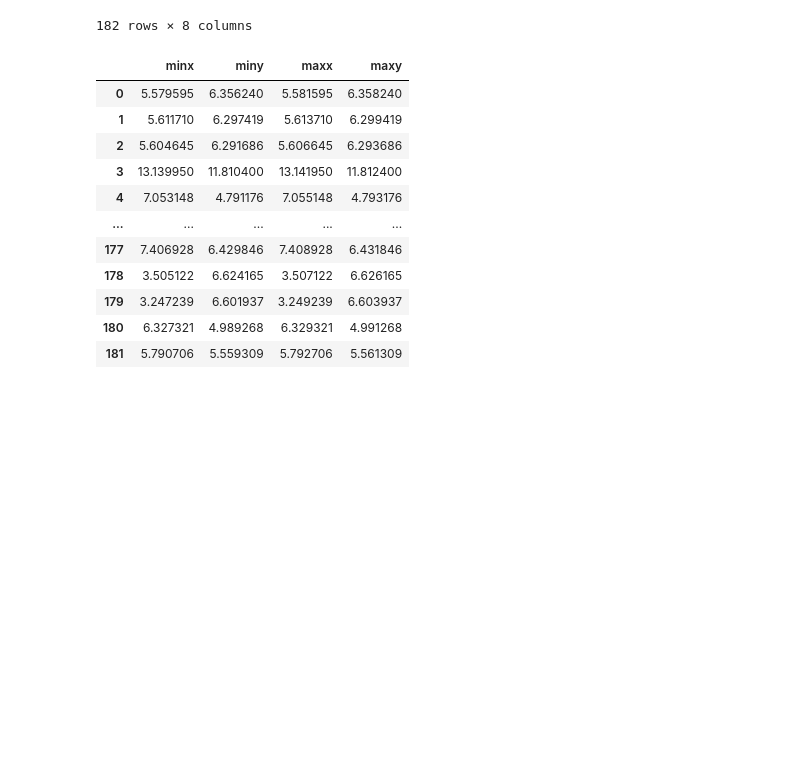
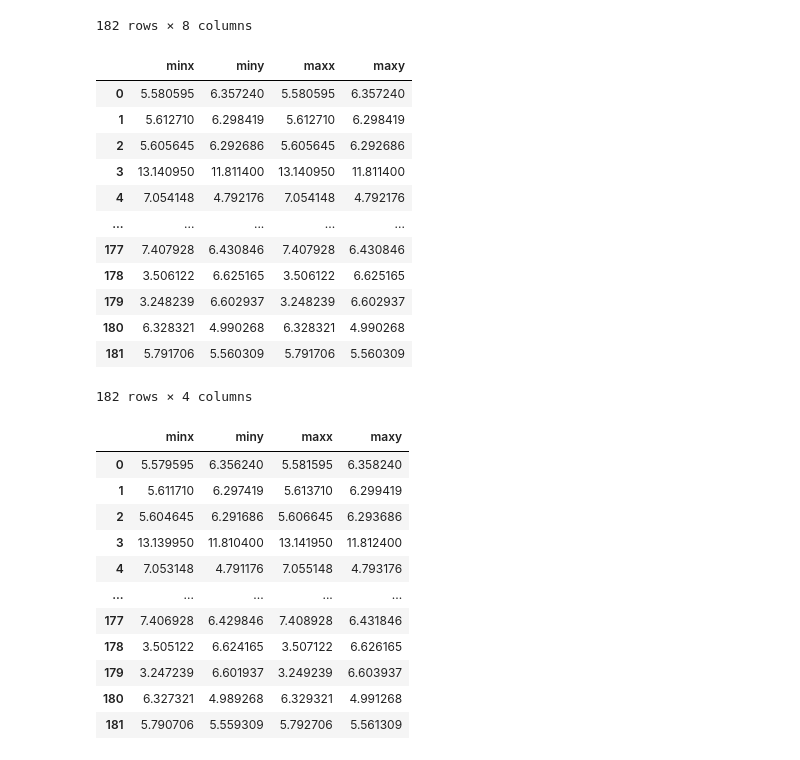
Before and after one commit to pypsa-meets-earth/pypsa-africa-hackathon, a Jupyter notebook: data_exploration/WP5_transmission_assets/OSM_Powermap.ipynb, the cells around one changed output. Drawn from its saved outputs; the diff is of its cells as text; code cells hidden in the pictures; blank space fills up the shorter version.

```diff
--- a/data_exploration/WP5_transmission_assets/OSM_Powermap.ipynb
+++ b/data_exploration/WP5_transmission_assets/OSM_Powermap.ipynb
@@ -70,6 +40,22 @@ points
 | 180 | 564766375 | substation | None | Way | None | None | nigeria | POINT (6.32832 4.99027) |
 | 181 | 567184002 | substation | transmission | Way | 132000 | outdoor | nigeria | POINT (5.79171 5.56031) |
 182 rows × 8 columns
+# %%
+points.bounds
+# %% [output]
+|  | minx | miny | maxx | maxy |
+| 0 | 5.580595 | 6.357240 | 5.580595 | 6.357240 |
+| 1 | 5.612710 | 6.298419 | 5.612710 | 6.298419 |
+| 2 | 5.605645 | 6.292686 | 5.605645 | 6.292686 |
+| 3 | 13.140950 | 11.811400 | 13.140950 | 11.811400 |
+| 4 | 7.054148 | 4.792176 | 7.054148 | 4.792176 |
+| ... | ... | ... | ... | ... |
+| 177 | 7.407928 | 6.430846 | 7.407928 | 6.430846 |
+| 178 | 3.506122 | 6.625165 | 3.506122 | 6.625165 |
+| 179 | 3.248239 | 6.602937 | 3.248239 | 6.602937 |
+| 180 | 6.328321 | 4.990268 | 6.328321 | 4.990268 |
+| 181 | 5.791706 | 5.560309 | 5.791706 | 5.560309 |
+182 rows × 4 columns
 # %%
 offset = 0.001
 bbox = points.bounds + [-offset, -offset, offset, offset]
```
Also changed, not shown: parts of 15 cells of this notebook.
